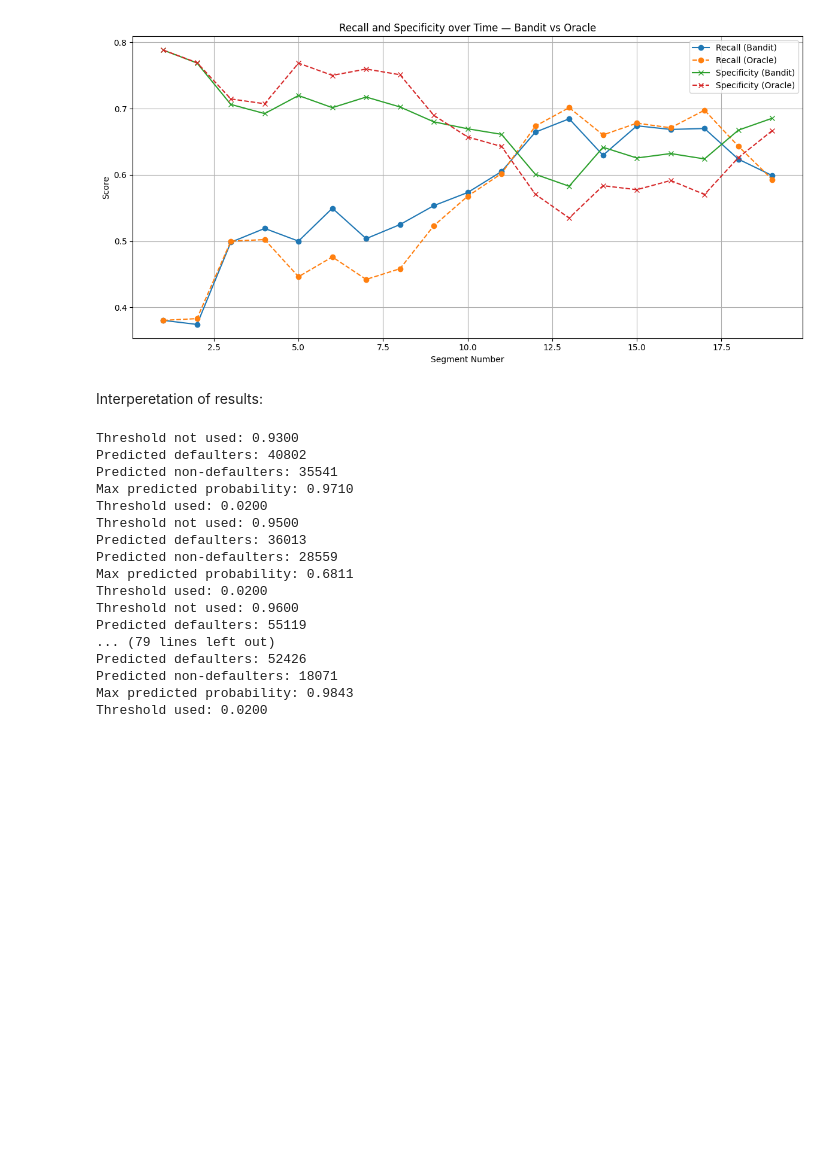
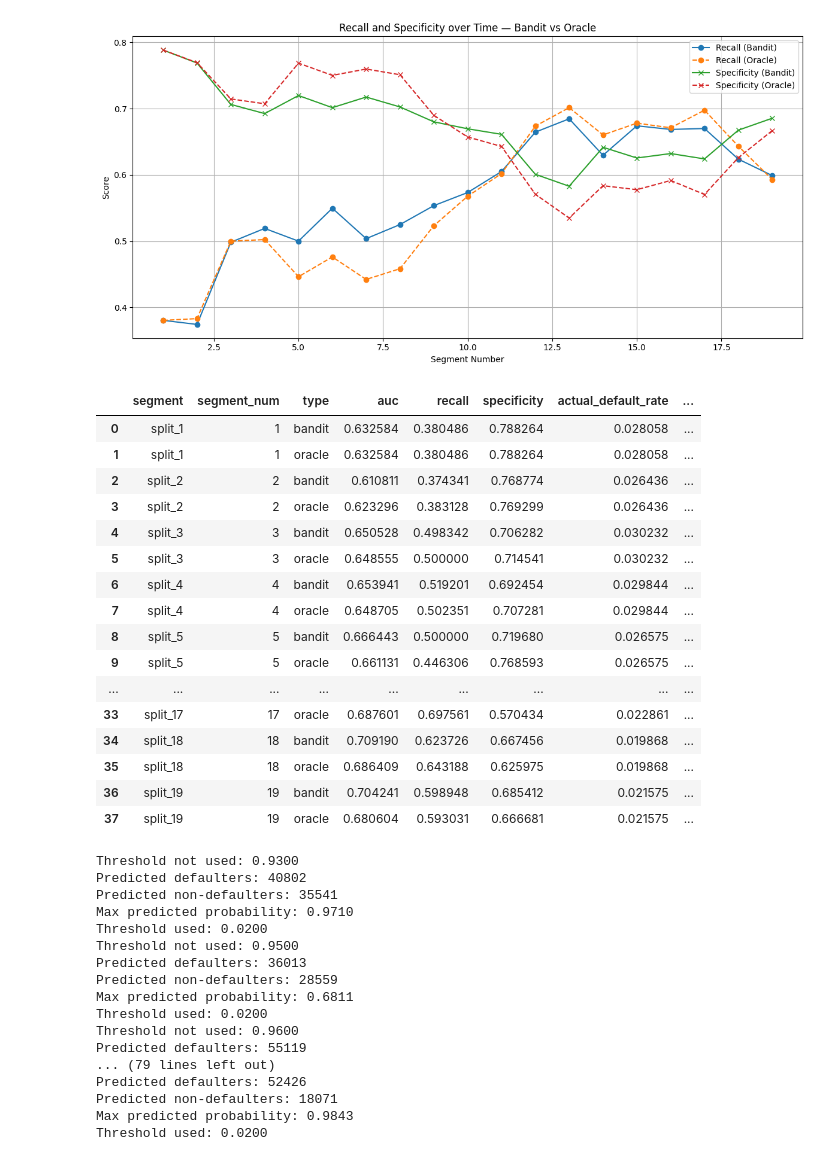
Before and after one commit to manpreetsingh227/MSc-project, a Jupyter notebook: notebooks/EDA.ipynb, the cells around one changed output. Saved outputs shown, nothing was run; the diff lists cells and outputs as text; code cells hidden in the pictures; blank space fills up the shorter version.

```diff
--- a/notebooks/EDA.ipynb
+++ b/notebooks/EDA.ipynb
@@ -451,8 +466,26 @@ plt.savefig('../Figures/plot3.pdf', format='pdf')
 plt.show()
 # %% [output]
 [figure]
-# %% [markdown]
-Interperetation of results:
+# %%
+results_df
+# %% [output]
+|  | segment | segment_num | type | auc | recall | specificity | actual_default_rate | ... |
+| 0 | split_1 | 1 | bandit | 0.632584 | 0.380486 | 0.788264 | 0.028058 | ... |
+| 1 | split_1 | 1 | oracle | 0.632584 | 0.380486 | 0.788264 | 0.028058 | ... |
+| 2 | split_2 | 2 | bandit | 0.610811 | 0.374341 | 0.768774 | 0.026436 | ... |
+| 3 | split_2 | 2 | oracle | 0.623296 | 0.383128 | 0.769299 | 0.026436 | ... |
+| 4 | split_3 | 3 | bandit | 0.650528 | 0.498342 | 0.706282 | 0.030232 | ... |
+| 5 | split_3 | 3 | oracle | 0.648555 | 0.500000 | 0.714541 | 0.030232 | ... |
+| 6 | split_4 | 4 | bandit | 0.653941 | 0.519201 | 0.692454 | 0.029844 | ... |
+| 7 | split_4 | 4 | oracle | 0.648705 | 0.502351 | 0.707281 | 0.029844 | ... |
+| 8 | split_5 | 5 | bandit | 0.666443 | 0.500000 | 0.719680 | 0.026575 | ... |
+| 9 | split_5 | 5 | oracle | 0.661131 | 0.446306 | 0.768593 | 0.026575 | ... |
+| ... | ... | ... | ... | ... | ... | ... | ... | ... |
+| 33 | split_17 | 17 | oracle | 0.687601 | 0.697561 | 0.570434 | 0.022861 | ... |
+| 34 | split_18 | 18 | bandit | 0.709190 | 0.623726 | 0.667456 | 0.019868 | ... |
+| 35 | split_18 | 18 | oracle | 0.686409 | 0.643188 | 0.625975 | 0.019868 | ... |
+| 36 | split_19 | 19 | bandit | 0.704241 | 0.598948 | 0.685412 | 0.021575 | ... |
+| 37 | split_19 | 19 | oracle | 0.680604 | 0.593031 | 0.666681 | 0.021575 | ... |
 # %%
 import numpy as np
 import pandas as pd
```
Also changed, not shown: parts of 7 cells of this notebook.
